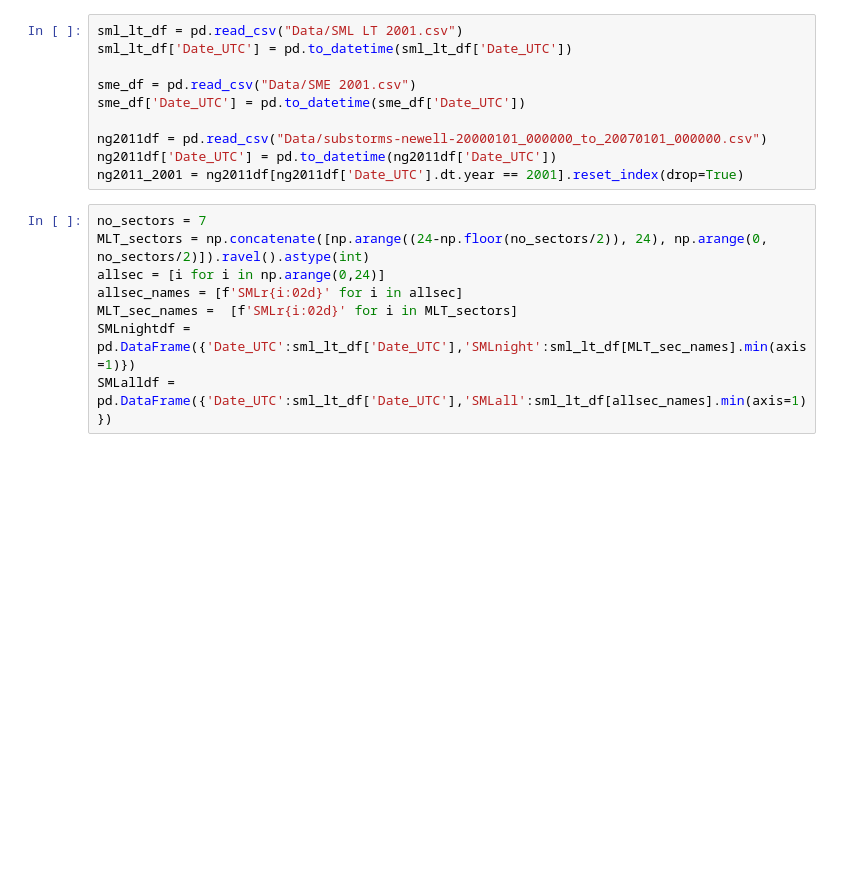
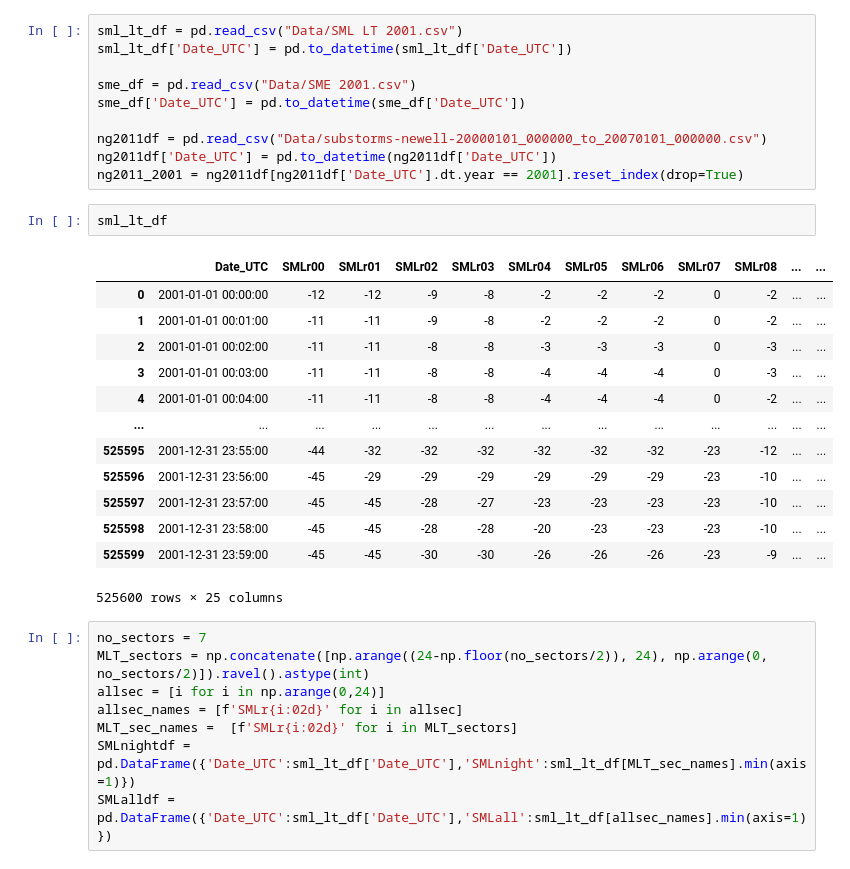
Before and after one commit to christianlao12/DP1_DP2_Project, a Jupyter notebook: SML_testing.ipynb, the cells around one changed output. Saved outputs shown, nothing was run; the diff lists cells and outputs as text; blank space fills up the shorter version.

```diff
--- a/SML_testing.ipynb
+++ b/SML_testing.ipynb
@@ -23,6 +23,22 @@ sme_df['Date_UTC'] = pd.to_datetime(sme_df['Date_UTC'])
 ng2011df = pd.read_csv("Data/substorms-newell-20000101_000000_to_20070101_000000.csv")
 ng2011df['Date_UTC'] = pd.to_datetime(ng2011df['Date_UTC'])
 ng2011_2001 = ng2011df[ng2011df['Date_UTC'].dt.year == 2001].reset_index(drop=True)
+# %%
+sml_lt_df
+# %% [output]
+|  | Date_UTC | SMLr00 | SMLr01 | SMLr02 | SMLr03 | SMLr04 | SMLr05 | SMLr06 | SMLr07 | SMLr08 | ... | ... |
+| 0 | 2001-01-01 00:00:00 | -12 | -12 | -9 | -8 | -2 | -2 | -2 | 0 | -2 | ... | ... |
+| 1 | 2001-01-01 00:01:00 | -11 | -11 | -9 | -8 | -2 | -2 | -2 | 0 | -2 | ... | ... |
+| 2 | 2001-01-01 00:02:00 | -11 | -11 | -8 | -8 | -3 | -3 | -3 | 0 | -3 | ... | ... |
+| 3 | 2001-01-01 00:03:00 | -11 | -11 | -8 | -8 | -4 | -4 | -4 | 0 | -3 | ... | ... |
+| 4 | 2001-01-01 00:04:00 | -11 | -11 | -8 | -8 | -4 | -4 | -4 | 0 | -2 | ... | ... |
+| ... | ... | ... | ... | ... | ... | ... | ... | ... | ... | ... | ... | ... |
+| 525595 | 2001-12-31 23:55:00 | -44 | -32 | -32 | -32 | -32 | -32 | -32 | -23 | -12 | ... | ... |
+| 525596 | 2001-12-31 23:56:00 | -45 | -29 | -29 | -29 | -29 | -29 | -29 | -23 | -10 | ... | ... |
+| 525597 | 2001-12-31 23:57:00 | -45 | -45 | -28 | -27 | -23 | -23 | -23 | -23 | -10 | ... | ... |
+| 525598 | 2001-12-31 23:58:00 | -45 | -45 | -28 | -28 | -20 | -23 | -23 | -23 | -10 | ... | ... |
+| 525599 | 2001-12-31 23:59:00 | -45 | -45 | -30 | -30 | -26 | -26 | -26 | -23 | -9 | ... | ... |
+525600 rows × 25 columns
 # %%
 no_sectors = 7
 MLT_sectors = np.concatenate([np.arange((24-np.floor(no_sectors/2)), 24), np.arange(0, no_sectors/2)]).ravel().astype(int)
```
Also changed, not shown: parts of 18 cells of this notebook.
